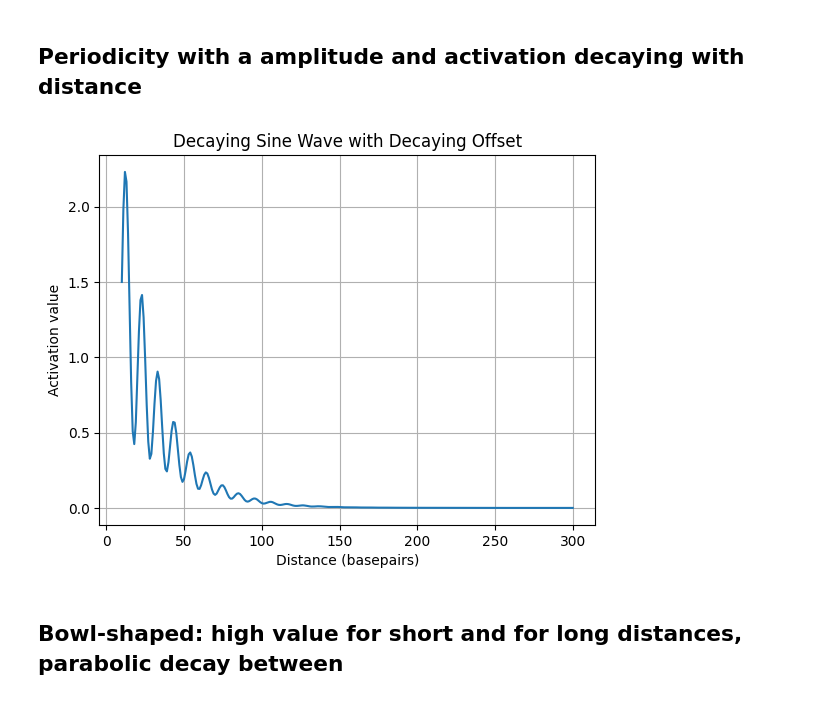
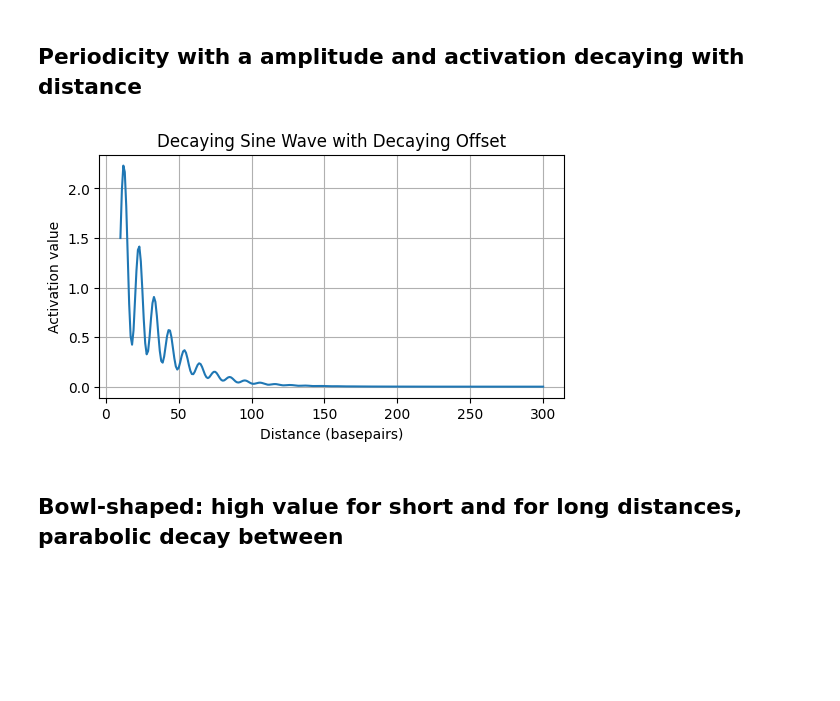
Before and after one commit to Duke-IGVF/BlueSTARR-viz, a Jupyter notebook: sim/Activation-shapes.ipynb, the cells around one changed output. Cells and saved outputs as stored; diff of their text form; code cells hidden in the pictures; blank space fills up the shorter version.

```diff
--- a/sim/Activation-shapes.ipynb
+++ b/sim/Activation-shapes.ipynb
@@ -66,14 +91,11 @@ y_periodic = periodicity_activation(
     y_offset=1.5,
     offset_decay_rate=0.04,
     x_offset=min_dist)
-# %%
-plt.plot(dists, y_periodic)
-plt.title("Decaying Sine Wave with Decaying Offset")
-plt.xlabel("Distance (basepairs)")
-plt.ylabel("Activation value")
-plt.grid(True)
-# %% [output]
-[figure, removed]
+# %%
+fig, ax = vis_signal(dists, y_periodic,
+                     title="Decaying Sine Wave with Decaying Offset")
+# %% [output]
+[figure, added]
 # %% [markdown]
 ## Bowl-shaped: high value for short and for long distances, parabolic decay between
 # %%
```
Also changed, not shown: parts of 5 cells of this notebook.
